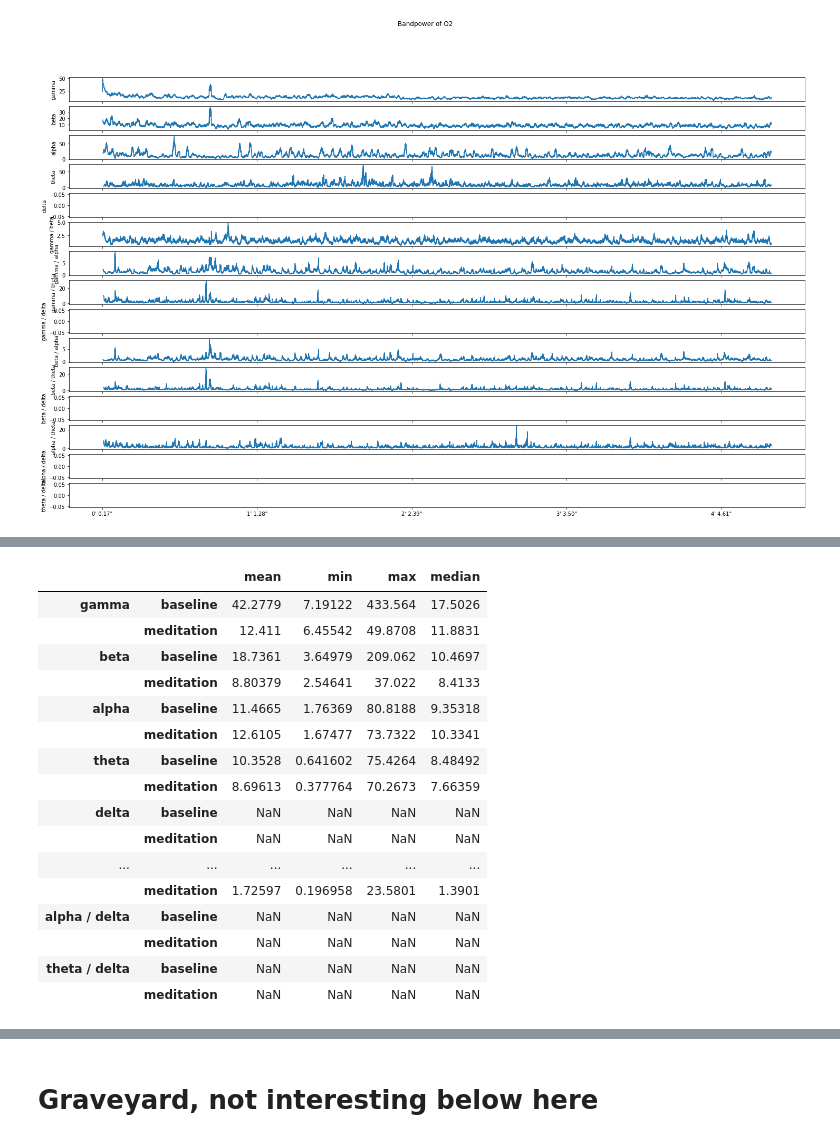
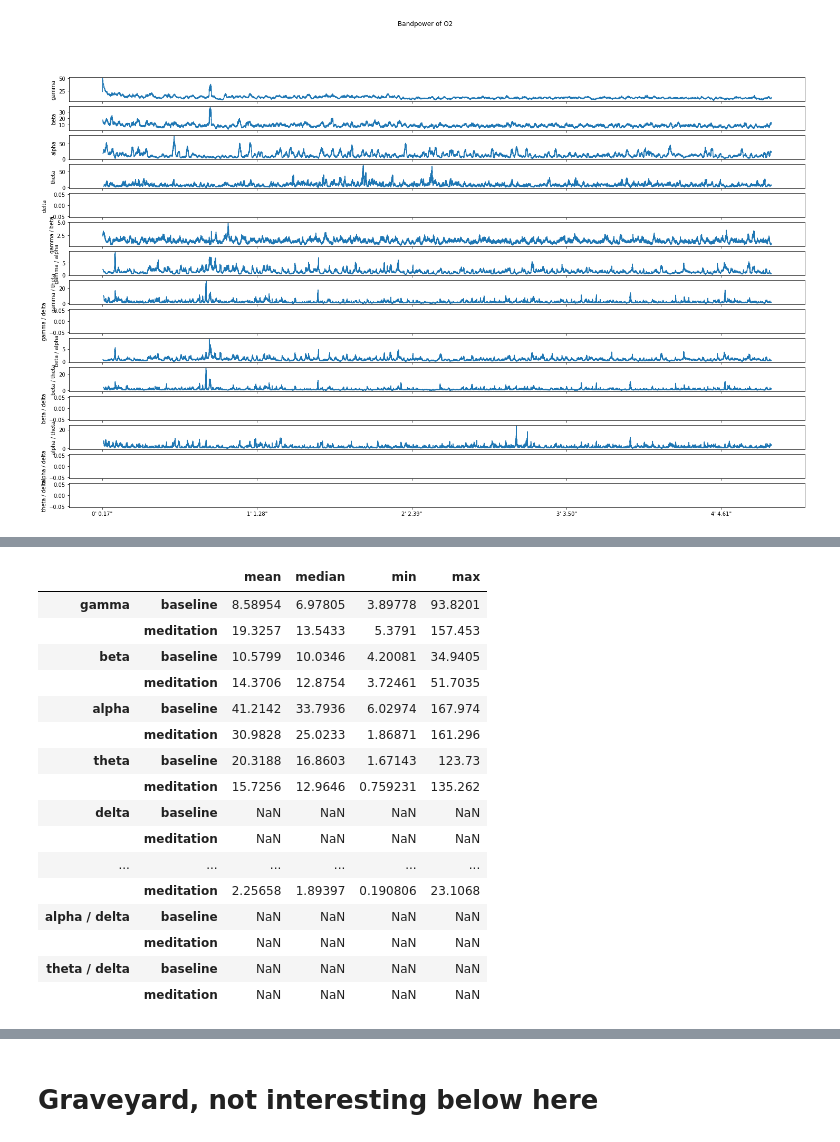
Before and after one commit to samuelsmal/eeg-meditation, a Jupyter notebook: analysis-sam/not-invented-here.ipynb, the cells around one changed output, grey strips where cells are left out. Drawn from its saved outputs; the diff is of its cells as text; code cells hidden in the pictures.

```diff
--- a/analysis-sam/not-invented-here.ipynb
+++ b/analysis-sam/not-invented-here.ipynb
@@ -118,6 +118,21 @@ def get_bandpower_for_electrode(signal_data, electrode, config, window_size='1s'
         bandpowers[f"{bn_l} / {bn_r}"] = bandpowers[bn_l] / bandpowers[bn_r]
 
     return bandpowers
+# %%
+def aggregate_bandpower(baseline, signal):
+    aggregated_fns = ['mean', 'median', 'min', 'max']
+    aggregated_power = pd.DataFrame(index=pd.MultiIndex.from_product([list(baseline.keys()), ['baseline', 'meditation']]),
+                                    columns=aggregated_fns)
+
+    for band, power in baseline.items():
+        aggregated_power.loc[(band, "baseline"), :] = power.agg(aggregated_fns)
+
+
+    for band, power in signal.items():
+        aggregated_power.loc[(band, 'meditation'), :] = power.agg(aggregated_fns)
+
+
+    return aggregated_power
 # %% [markdown]
 ### data loading
 # %%
@@ -226,6 +241,17 @@ cfg = {
                          '20200304-144933'
                     ]
                 }
+            },
+            'adelie': {
+                'prefix': '/adelie-AlphaTheta',
+                'recordings': {
+                    'baseline': [
+                        '20200304-151358',
+                    ],
+                    'meditation': [
+                        '20200304-152058',
+                    ]
+                }
             }
         }
     },
@@ -245,11 +271,19 @@ cfg = {
 # %%
 meditation_pd = load_signal_data('meditation', config=cfg)
 baseline_pd = load_signal_data('baseline', config=cfg)
+# %%
+baseline_adelie_pd = load_signal_data('baseline', subject='adelie', config=cfg)
+meditation_adelie_pd = load_signal_data('meditation', subject='adelie', config=cfg)
 # %%
 electrode_of_interest = 'O2'
 # %%
 meditation_bandpower = get_bandpower_for_electrode(meditation_pd, electrode=electrode_of_interest, config=cfg)
 baseline_bandpower   = get_bandpower_for_electrode(baseline_pd, electrode=electrode_of_interest, config=cfg)
+# %%
+bandpower_adelie = {
+    'baseline': get_bandpower_for_electrode(baseline_adelie_pd, electrode=electrode_of_interest, config=cfg),
+    'meditation': get_bandpower_for_electrode(meditation_adelie_pd, electrode=electrode_of_interest, config=cfg)
+}
 # %%
 plot_raw_signal(baseline_pd);
 # %% [output]
@@ -307,20 +303,21 @@ for band, power in meditation_bandpower.items():
-# %%
-aggregated_power
-# %% [output]
-|  |  | mean | min | max | median |
-| gamma | baseline | 42.2779 | 7.19122 | 433.564 | 17.5026 |
-|  | meditation | 12.411 | 6.45542 | 49.8708 | 11.8831 |
-| beta | baseline | 18.7361 | 3.64979 | 209.062 | 10.4697 |
-|  | meditation | 8.80379 | 2.54641 | 37.022 | 8.4133 |
-| alpha | baseline | 11.4665 | 1.76369 | 80.8188 | 9.35318 |
-|  | meditation | 12.6105 | 1.67477 | 73.7322 | 10.3341 |
-| theta | baseline | 10.3528 | 0.641602 | 75.4264 | 8.48492 |
-|  | meditation | 8.69613 | 0.377764 | 70.2673 | 7.66359 |
-| delta | baseline | NaN | NaN | NaN | NaN |
-|  | meditation | NaN | NaN | NaN | NaN |
-| ... | ... | ... | ... | ... | ... |
-|  | meditation | 1.72597 | 0.196958 | 23.5801 | 1.3901 |
-| alpha / delta | baseline | NaN | NaN | NaN | NaN |
-|  | meditation | NaN | NaN | NaN | NaN |
-| theta / delta | baseline | NaN | NaN | NaN | NaN |
-|  | meditation | NaN | NaN | NaN | NaN |
+# %%
+aggregated_power_adelie = aggregate_bandpower(baseline=bandpower_adelie['baseline'], signal=bandpower_adelie['meditation'])
+aggregated_power_adelie
+# %% [output]
+|  |  | mean | median | min | max |
+| gamma | baseline | 8.58954 | 6.97805 | 3.89778 | 93.8201 |
+|  | meditation | 19.3257 | 13.5433 | 5.3791 | 157.453 |
+| beta | baseline | 10.5799 | 10.0346 | 4.20081 | 34.9405 |
+|  | meditation | 14.3706 | 12.8754 | 3.72461 | 51.7035 |
+| alpha | baseline | 41.2142 | 33.7936 | 6.02974 | 167.974 |
+|  | meditation | 30.9828 | 25.0233 | 1.86871 | 161.296 |
+| theta | baseline | 20.3188 | 16.8603 | 1.67143 | 123.73 |
+|  | meditation | 15.7256 | 12.9646 | 0.759231 | 135.262 |
+| delta | baseline | NaN | NaN | NaN | NaN |
+|  | meditation | NaN | NaN | NaN | NaN |
+| ... | ... | ... | ... | ... | ... |
+|  | meditation | 2.25658 | 1.89397 | 0.190806 | 23.1068 |
+| alpha / delta | baseline | NaN | NaN | NaN | NaN |
+|  | meditation | NaN | NaN | NaN | NaN |
+| theta / delta | baseline | NaN | NaN | NaN | NaN |
+|  | meditation | NaN | NaN | NaN | NaN |
```
Also changed, not shown: parts of 6 cells of this notebook, 2 other files.
